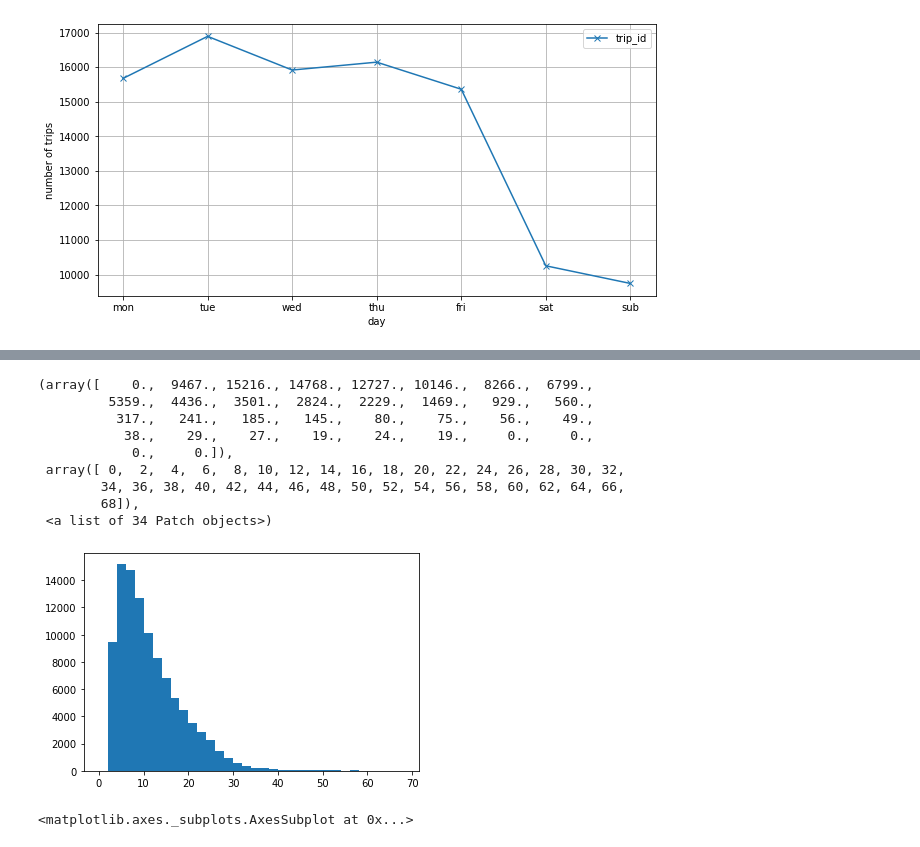
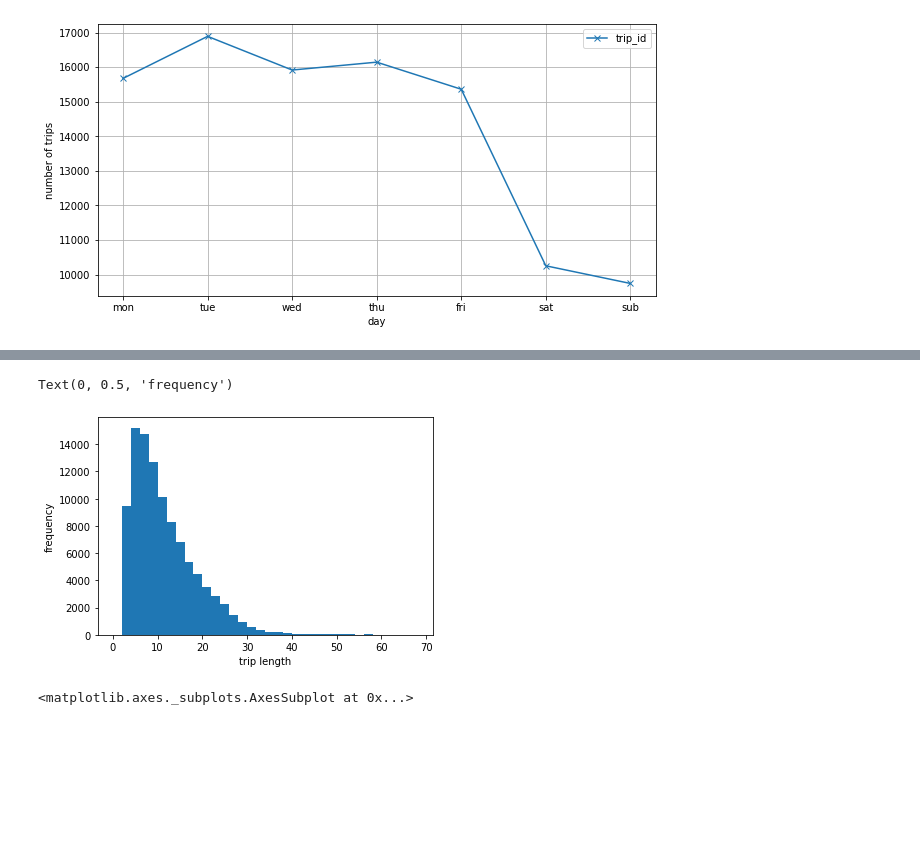
Before and after one commit to c-perumalla/cbs_challenge, a Jupyter notebook: cbs_challenge/notebooks/Exploration.ipynb, the cells around one changed output, grey strips where cells are left out. Drawn from its saved outputs; the diff is of its cells as text; code cells hidden in the pictures; blank space fills up the shorter version.

```diff
--- a/cbs_challenge/notebooks/Exploration.ipynb
+++ b/cbs_challenge/notebooks/Exploration.ipynb
@@ -180,16 +187,10 @@ plt.hist(df_weekend['tripduration'], bins=bins)
 # %%
 plt.hist(df_weekday['tripduration'], bins=bins)
+plt.xlabel('trip length')
+plt.ylabel('frequency')
 # %% [output]
-(array([    0.,  9467., 15216., 14768., 12727., 10146.,  8266.,  6799.,
-         5359.,  4436.,  3501.,  2824.,  2229.,  1469.,   929.,   560.,
-          317.,   241.,   185.,   145.,    80.,    75.,    56.,    49.,
-           38.,    29.,    27.,    19.,    24.,    19.,     0.,     0.,
-            0.,     0.]),
- array([ 0,  2,  4,  6,  8, 10, 12, 14, 16, 18, 20, 22, 24, 26, 28, 30, 32,
-        34, 36, 38, 40, 42, 44, 46, 48, 50, 52, 54, 56, 58, 60, 62, 64, 66,
-        68]),
- <a list of 34 Patch objects>)
+Text(0, 0.5, 'frequency')
-[figure, old version]
+[figure, new version]
 # %%
 import seaborn as sns
 fig, ax = plt.subplots(figsize=(15, 7))
```
Also changed, not shown: parts of 9 cells of this notebook.
